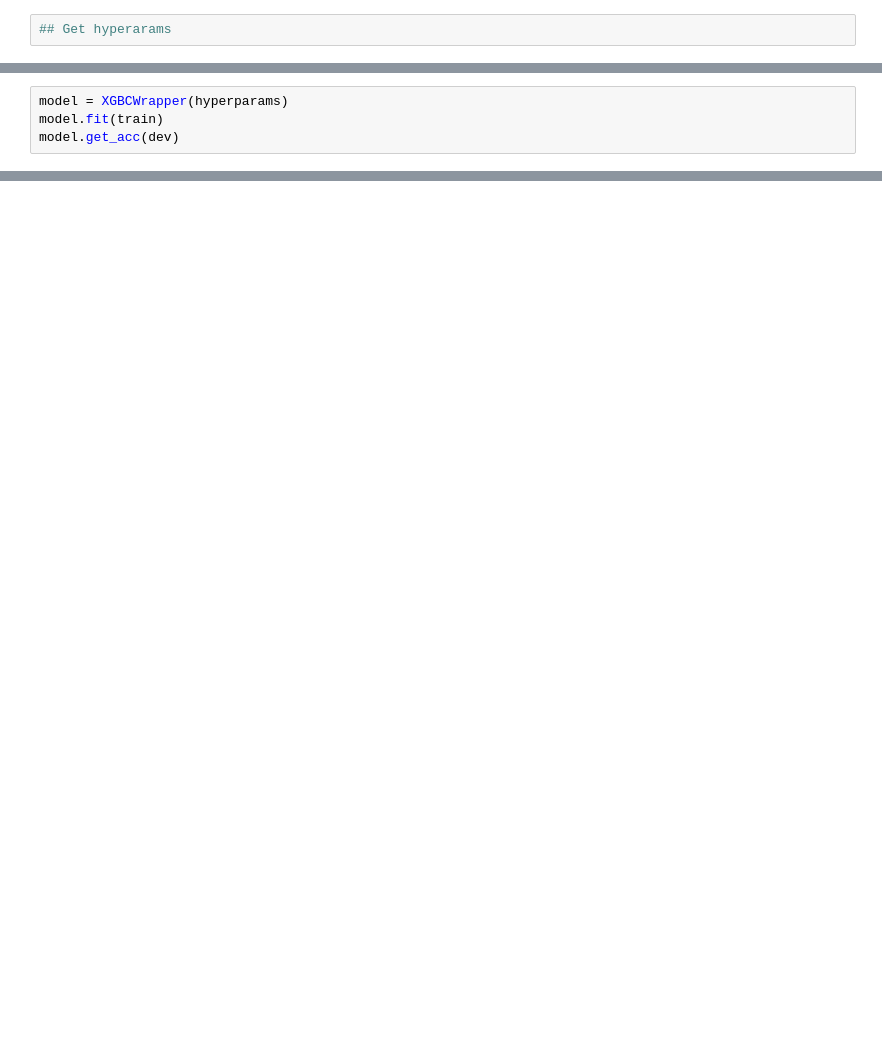
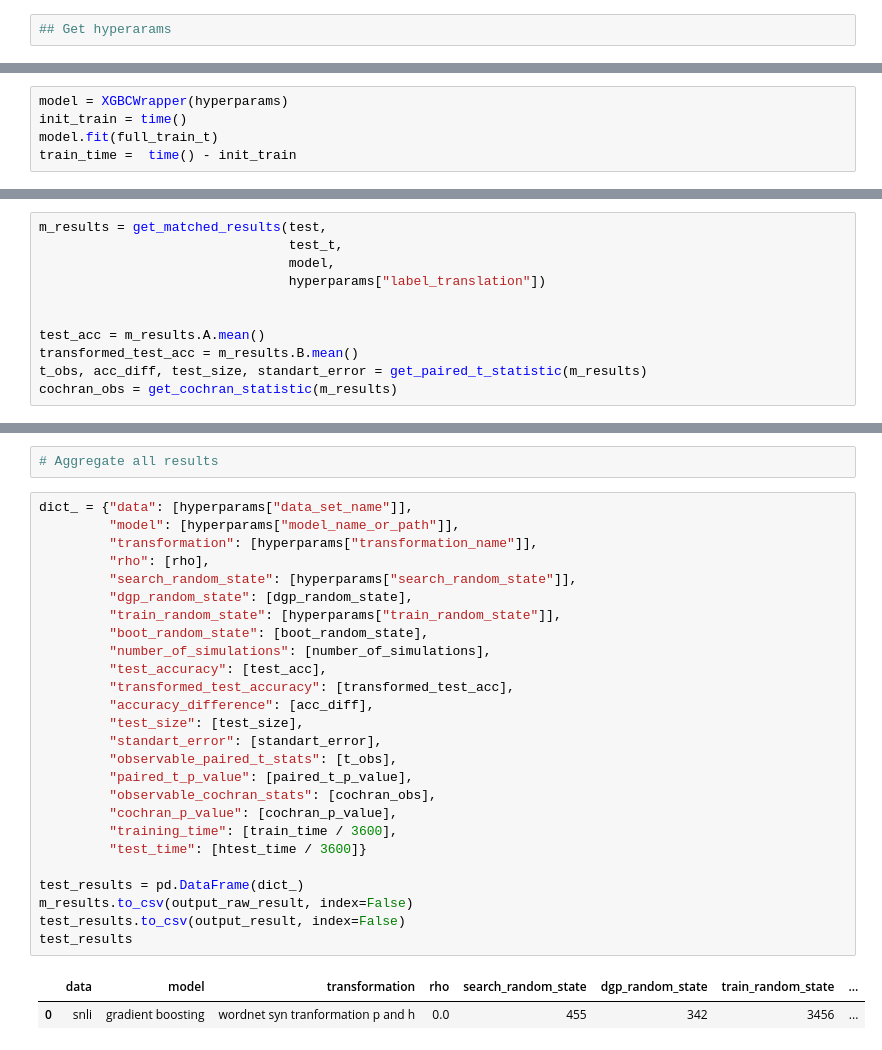
Before and after one commit to lukewanless/looking-for-equivalences, a Jupyter notebook: src/draft.ipynb, the cells around one changed output, grey strips where cells are left out. Drawn from its saved outputs; the diff is of its cells as text; blank space fills up the shorter version.

```diff
--- a/src/draft.ipynb
+++ b/src/draft.ipynb
@@ -58,4 +119,5 @@ for k in params_keys:
 # %%
 model = XGBCWrapper(hyperparams)
-model.fit(train)
-model.get_acc(dev)
+init_train = time()
+model.fit(full_train_t)
+train_time =  time() - init_train
@@ -61,0 +126,11 @@ model.get_acc(dev)
+# %%
+m_results = get_matched_results(test,
+                                test_t,
+                                model,
+                                hyperparams["label_translation"])
+
+
+test_acc = m_results.A.mean()
+transformed_test_acc = m_results.B.mean()
+t_obs, acc_diff, test_size, standart_error = get_paired_t_statistic(m_results)
+cochran_obs = get_cochran_statistic(m_results)
@@ -61,0 +165,31 @@ model.get_acc(dev)
+# %%
+# Aggregate all results
+# %%
+dict_ = {"data": [hyperparams["data_set_name"]],
+         "model": [hyperparams["model_name_or_path"]],
+         "transformation": [hyperparams["transformation_name"]],
+         "rho": [rho],
+         "search_random_state": [hyperparams["search_random_state"]],
+         "dgp_random_state": [dgp_random_state],
+         "train_random_state": [hyperparams["train_random_state"]],
+         "boot_random_state": [boot_random_state],
+         "number_of_simulations": [number_of_simulations],
+         "test_accuracy": [test_acc],
+         "transformed_test_accuracy": [transformed_test_acc],
+         "accuracy_difference": [acc_diff],
+         "test_size": [test_size],
+         "standart_error": [standart_error],
+         "observable_paired_t_stats": [t_obs],
+         "paired_t_p_value": [paired_t_p_value],
+         "observable_cochran_stats": [cochran_obs],
+         "cochran_p_value": [cochran_p_value],
+         "training_time": [train_time / 3600],
+         "test_time": [htest_time / 3600]}
+
+test_results = pd.DataFrame(dict_)
+m_results.to_csv(output_raw_result, index=False)
+test_results.to_csv(output_result, index=False)
+test_results
+# %% [output]
+|  | data | model | transformation | rho | search_random_state | dgp_random_state | train_random_state | ... |
+| 0 | snli | gradient boosting | wordnet syn tranformation p and h | 0.0 | 455 | 342 | 3456 | ... |
```
Also changed, not shown: parts of 12 cells of this notebook, 7 other files.
